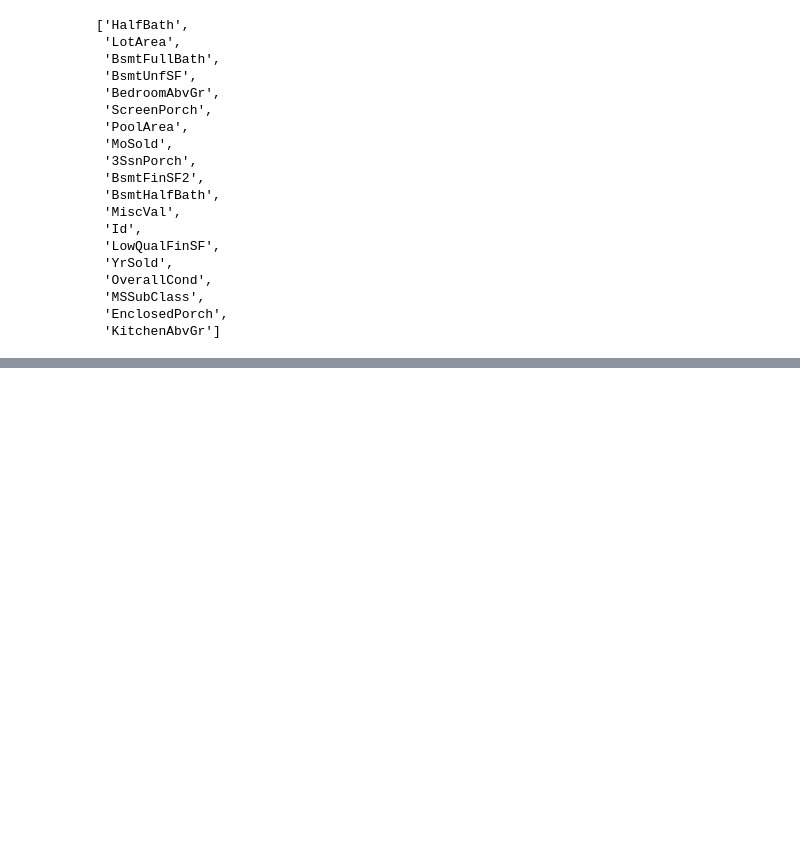
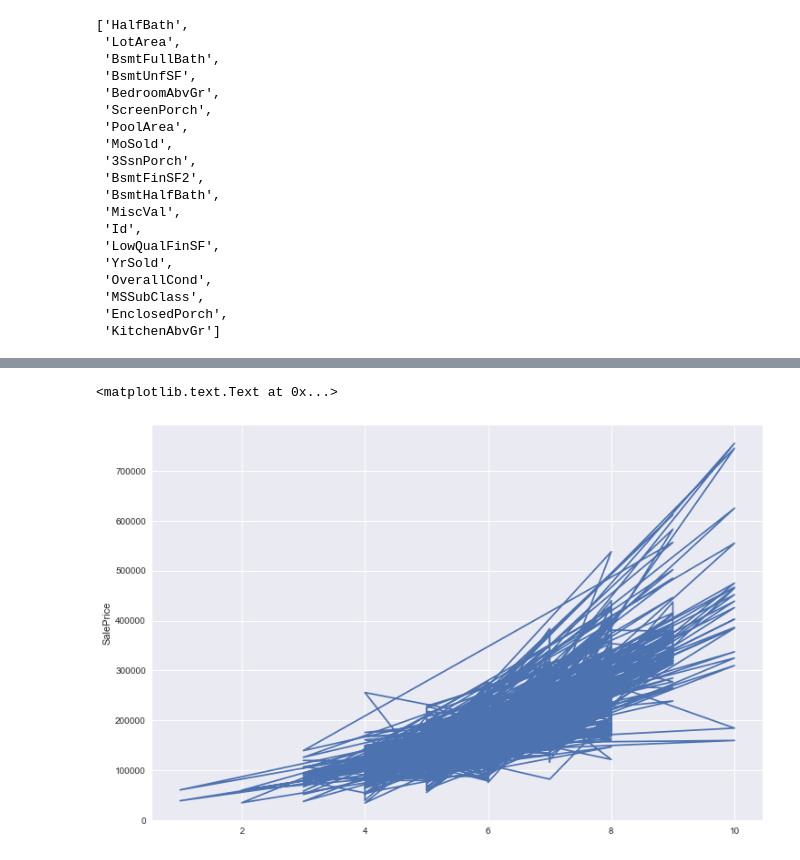
Before and after one commit to rakshithvasudev/Machine-Learning, a Jupyter notebook: Decision Trees and Random Forests/Kaggle Housing/Housing.ipynb, the cells around one changed output, grey strips where cells are left out. Cells and saved outputs as stored; diff of their text form; code cells hidden in the pictures; blank space fills up the shorter version.

```diff
--- a/Decision Trees and Random Forests/Kaggle Housing/Housing.ipynb
+++ b/Decision Trees and Random Forests/Kaggle Housing/Housing.ipynb
@@ -297,0 +301,8 @@ print_shapes()
+# %%
+fig,axes = plt.subplots(figsize = (12,8))
+axes.plot(df['OverallQual'], df['SalePrice'])
+axes.set_ylabel("OverallQual")
+axes.set_ylabel("SalePrice")
+# %% [output]
+<matplotlib.text.Text at 0x...>
+[figure, added]
```
Also changed, not shown: parts of 1 cell of this notebook.
